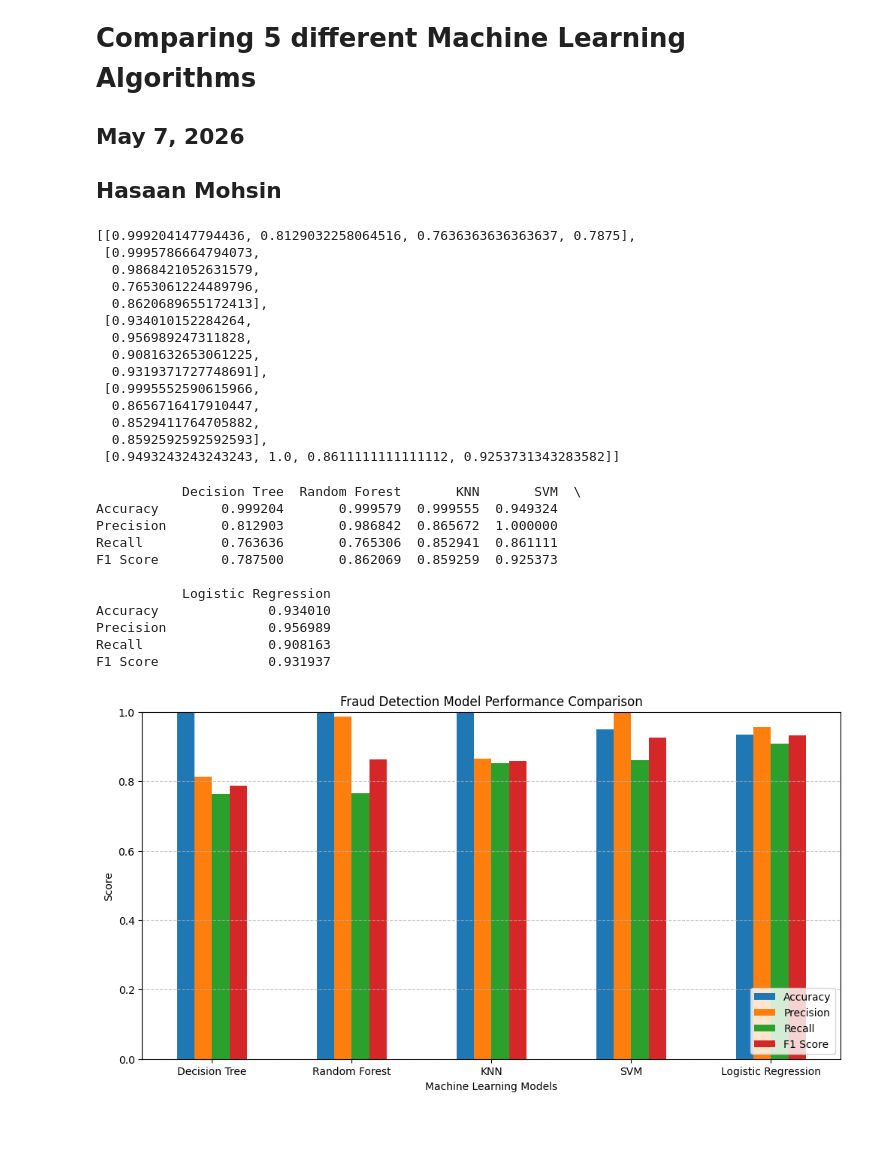
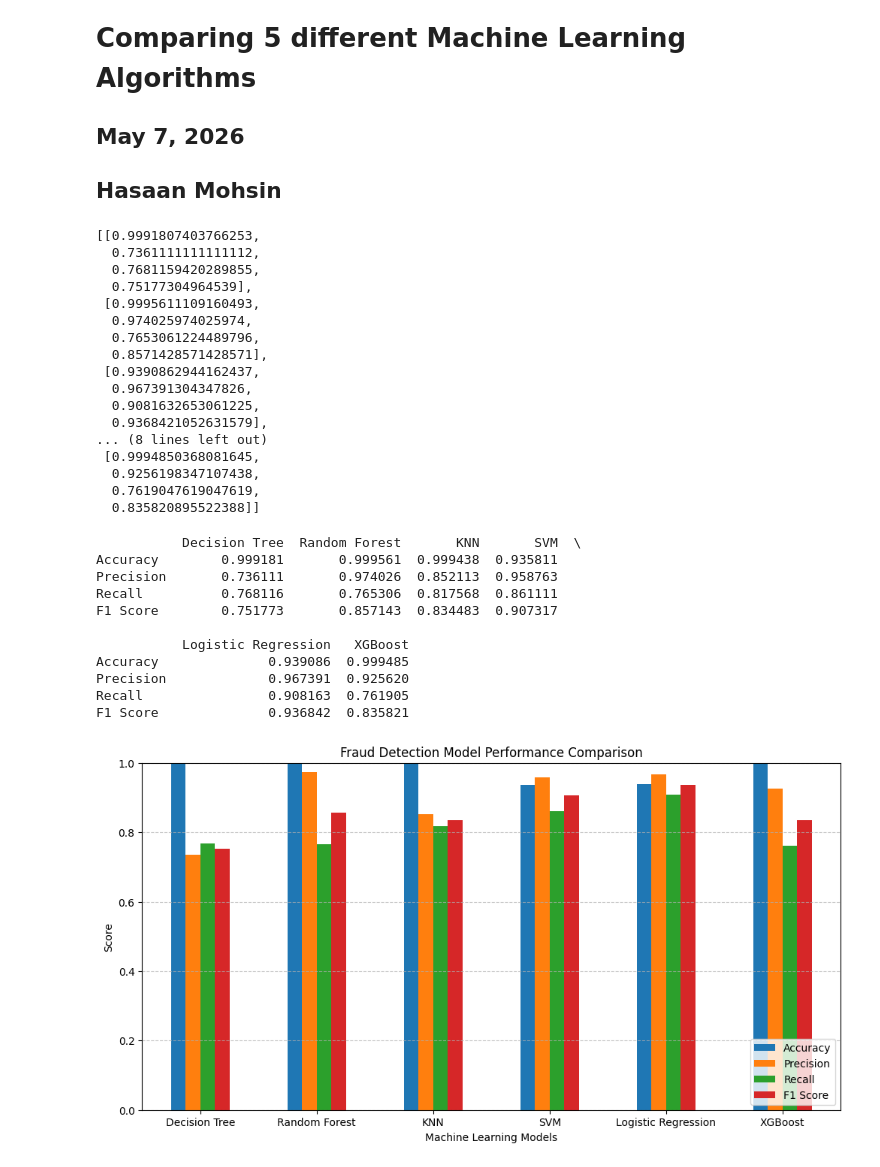
Before and after one commit to hasaanzain/Credit-Card-Fraud-Detection-using-Supervised-Machine-Learning-Project, a Jupyter notebook: Dashboard/Dashboard.ipynb, the cells around one changed output. Saved outputs shown, nothing was run; the diff lists cells and outputs as text; code cells hidden in the pictures; blank space fills up the shorter version.

```diff
--- a/Dashboard/Dashboard.ipynb
+++ b/Dashboard/Dashboard.ipynb
@@ -17,25 +18,29 @@ rf = aprf_rf
 lr = aprf_lr
 knn = aprf_knn
 svm = aprf_svm
+xgb = aprf_xgb
 # %%
 
-model_performances = [dt, rf, lr, knn, svm]
+model_performances = [dt, rf, lr, knn, svm, xgb]
 model_performances
 # %% [output]
-[[0.999204147794436, 0.8129032258064516, 0.7636363636363637, 0.7875],
- [0.9995786664794073,
-  0.9868421052631579,
+[[0.9991807403766253,
+  0.7361111111111112,
+  0.7681159420289855,
+  0.75177304964539],
+ [0.9995611109160493,
+  0.974025974025974,
   0.7653061224489796,
-  0.8620689655172413],
- [0.934010152284264,
-  0.956989247311828,
+  0.8571428571428571],
+ [0.9390862944162437,
+  0.967391304347826,
   0.9081632653061225,
-  0.9319371727748691],
- [0.9995552590615966,
-  0.8656716417910447,
-  0.8529411764705882,
-  0.8592592592592593],
- [0.9493243243243243, 1.0, 0.8611111111111112, 0.9253731343283582]]
+  0.9368421052631579],
+... (8 lines left out)
+ [0.9994850368081645,
+  0.9256198347107438,
+  0.7619047619047619,
+  0.835820895522388]]
 # %%
 import pandas as pd
 import matplotlib.pyplot as plt
@@ -43,44 +48,45 @@ import numpy as np
 
 # Create dataframe
 results = pd.DataFrame({
     'Decision Tree': dt,
     'Random Forest': rf,
     'KNN': knn,
     'SVM': svm,
-    'Logistic Regression': lr
+    'Logistic Regression': lr,
+    'XGBoost': xgb
 }, index=['Accuracy', 'Precision', 'Recall', 'F1 Score'])
 
 print(results)
 
 # BAR CHART COMPARISON
 
 results.T.plot(
     kind='bar',
     figsize=(12, 6)
 )
 
 plt.title('Fraud Detection Model Performance Comparison')
 plt.ylabel('Score')
 plt.xlabel('Machine Learning Models')
 plt.ylim(0, 1)
 plt.xticks(rotation=0)
 plt.legend(loc='lower right')
 plt.grid(axis='y', linestyle='--', alpha=0.7)
 
 plt.show()
 # %% [output]
            Decision Tree  Random Forest       KNN       SVM  \
-Accuracy        0.999204       0.999579  0.999555  0.949324
-Precision       0.812903       0.986842  0.865672  1.000000
-Recall          0.763636       0.765306  0.852941  0.861111
-F1 Score        0.787500       0.862069  0.859259  0.925373
+Accuracy        0.999181       0.999561  0.999438  0.935811
+Precision       0.736111       0.974026  0.852113  0.958763
+Recall          0.768116       0.765306  0.817568  0.861111
+F1 Score        0.751773       0.857143  0.834483  0.907317
 
-           Logistic Regression
-Accuracy              0.934010
-Precision             0.956989
-Recall                0.908163
-F1 Score              0.931937
+           Logistic Regression   XGBoost
+Accuracy              0.939086  0.999485
+Precision             0.967391  0.925620
+Recall                0.908163  0.761905
+F1 Score              0.936842  0.835821
-[figure, old version]
+[figure, new version]
 # %%
 # FIND BEST MODEL
 # Average score across all metrics
```
Also changed, not shown: parts of 3 cells of this notebook.
